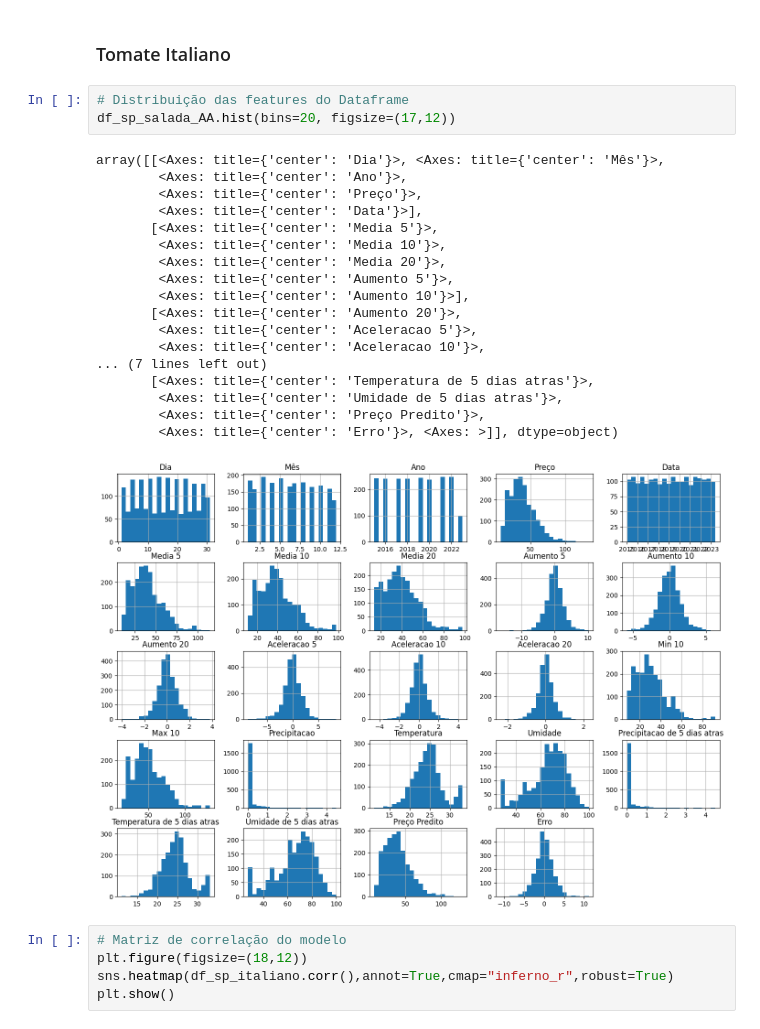
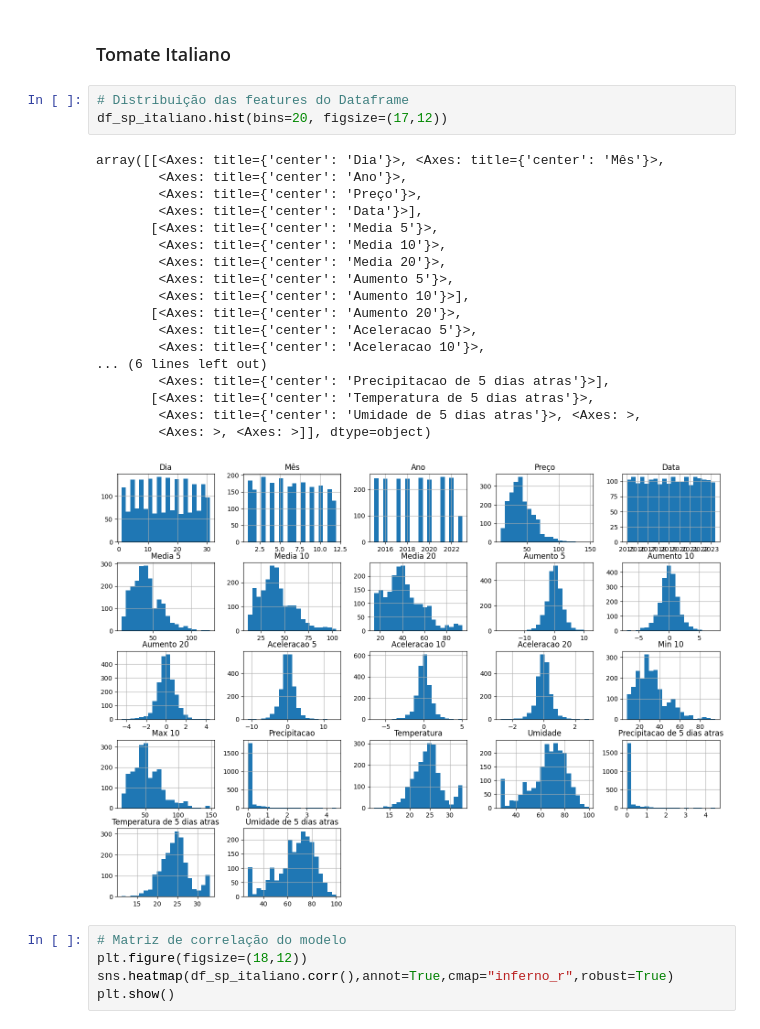
Before and after one commit to Arilson-X/C318-tomato-price-forecast, a Jupyter notebook: Apresentação_C318.ipynb, the cells around one changed output. Cells and saved outputs as stored; diff of their text form.

```diff
--- a/Apresentação_C318.ipynb
+++ b/Apresentação_C318.ipynb
@@ -605,26 +605,26 @@ plt.show();
 ### Tomate Italiano
 # %%
 # Distribuição das features do Dataframe
-df_sp_salada_AA.hist(bins=20, figsize=(17,12))
+df_sp_italiano.hist(bins=20, figsize=(17,12))
 # %% [output]
 array([[<Axes: title={'center': 'Dia'}>, <Axes: title={'center': 'Mês'}>,
         <Axes: title={'center': 'Ano'}>,
         <Axes: title={'center': 'Preço'}>,
         <Axes: title={'center': 'Data'}>],
        [<Axes: title={'center': 'Media 5'}>,
         <Axes: title={'center': 'Media 10'}>,
         <Axes: title={'center': 'Media 20'}>,
         <Axes: title={'center': 'Aumento 5'}>,
         <Axes: title={'center': 'Aumento 10'}>],
        [<Axes: title={'center': 'Aumento 20'}>,
         <Axes: title={'center': 'Aceleracao 5'}>,
         <Axes: title={'center': 'Aceleracao 10'}>,
-... (7 lines left out)
+... (6 lines left out)
+        <Axes: title={'center': 'Precipitacao de 5 dias atras'}>],
        [<Axes: title={'center': 'Temperatura de 5 dias atras'}>,
-        <Axes: title={'center': 'Umidade de 5 dias atras'}>,
-        <Axes: title={'center': 'Preço Predito'}>,
-        <Axes: title={'center': 'Erro'}>, <Axes: >]], dtype=object)
+        <Axes: title={'center': 'Umidade de 5 dias atras'}>, <Axes: >,
+        <Axes: >, <Axes: >]], dtype=object)
-[figure, old version]
+[figure, new version]
 # %%
 # Matriz de correlação do modelo
 plt.figure(figsize=(18,12))
```
Also changed, not shown: parts of 2 cells of this notebook.
